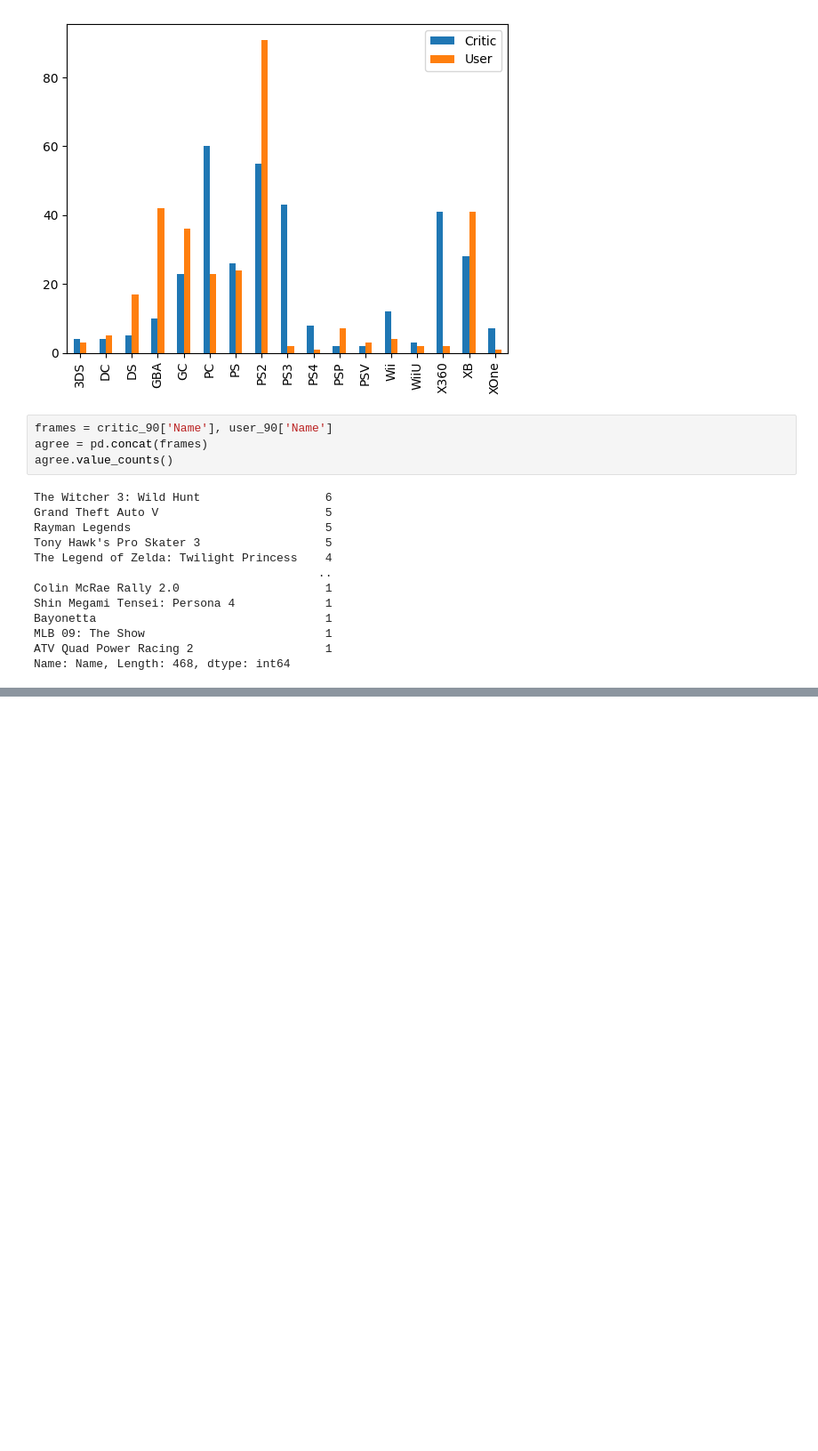
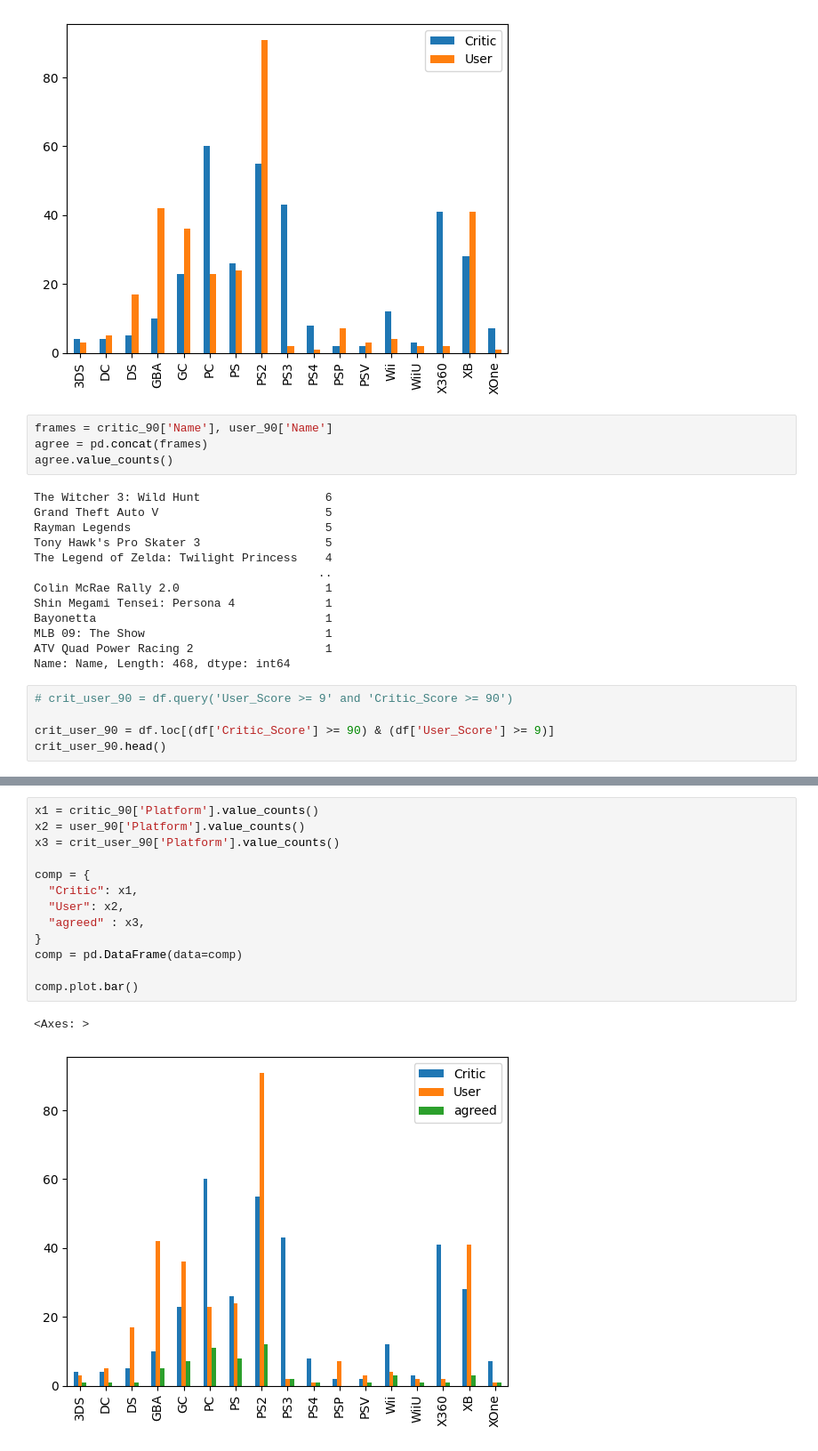
Before and after one commit to dmorton714/Video_Game_data, a Jupyter notebook: video_games.ipynb, the cells around one changed output, grey strips where cells are left out. Shown: that part at 89% size. Saved outputs shown, nothing was run; the diff lists cells and outputs as text; blank space fills up the shorter version.

Commit message:
Critic and user score comp

```diff
--- a/video_games.ipynb
+++ b/video_games.ipynb
@@ -152,3 +152,8 @@ Bayonetta                                 1
 MLB 09: The Show                          1
 ATV Quad Power Racing 2                   1
 Name: Name, Length: 468, dtype: int64
+# %%
+# crit_user_90 = df.query('User_Score >= 9' and 'Critic_Score >= 90')
+
+crit_user_90 = df.loc[(df['Critic_Score'] >= 90) & (df['User_Score'] >= 9)]
+crit_user_90.head()
@@ -154,0 +187,16 @@ Name: Name, Length: 468, dtype: int64
+# %%
+x1 = critic_90['Platform'].value_counts()
+x2 = user_90['Platform'].value_counts()
+x3 = crit_user_90['Platform'].value_counts()
+
+comp = {
+  "Critic": x1,
+  "User": x2,
+  "agreed" : x3,
+}
+comp = pd.DataFrame(data=comp)
+
+comp.plot.bar()
+# %% [output]
+<Axes: >
+[figure, added]
```
Also changed, not shown: parts of 2 cells of this notebook.
